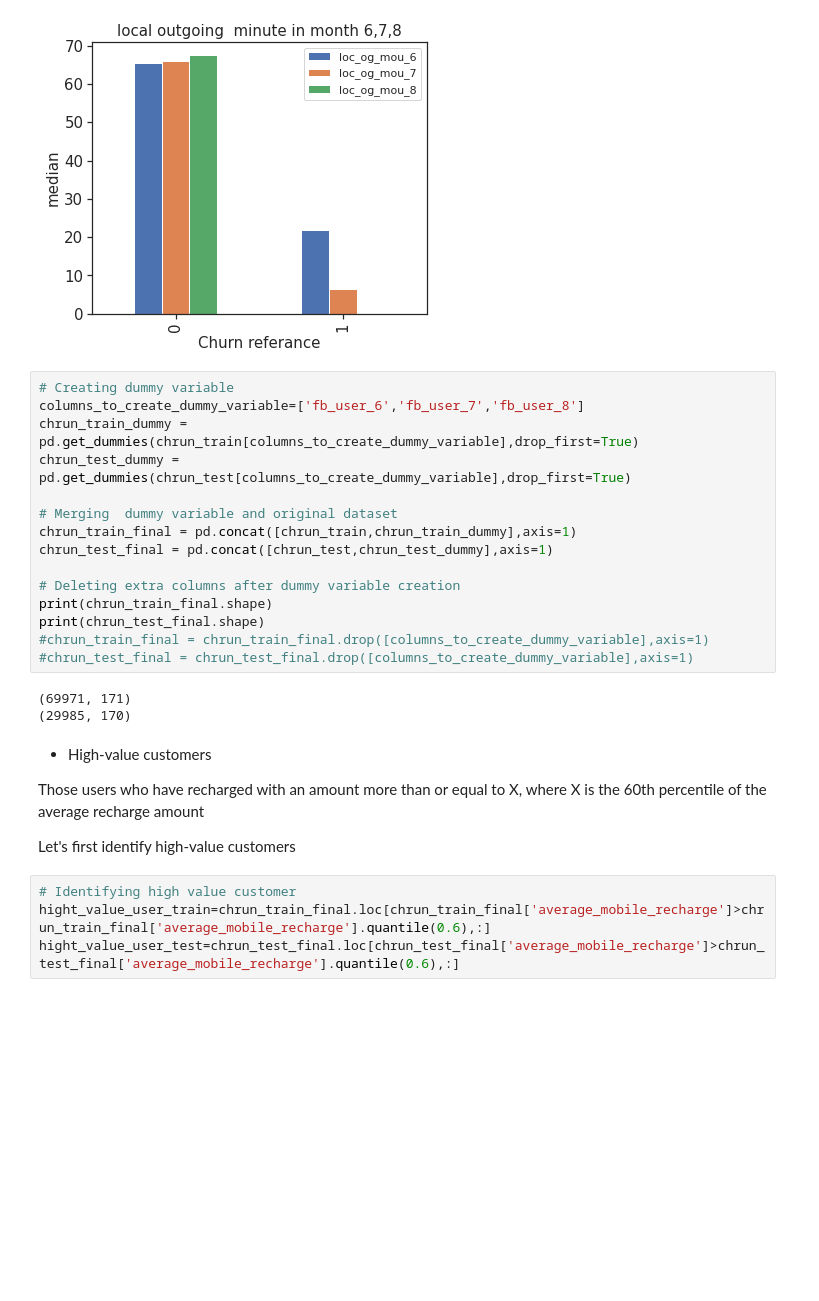
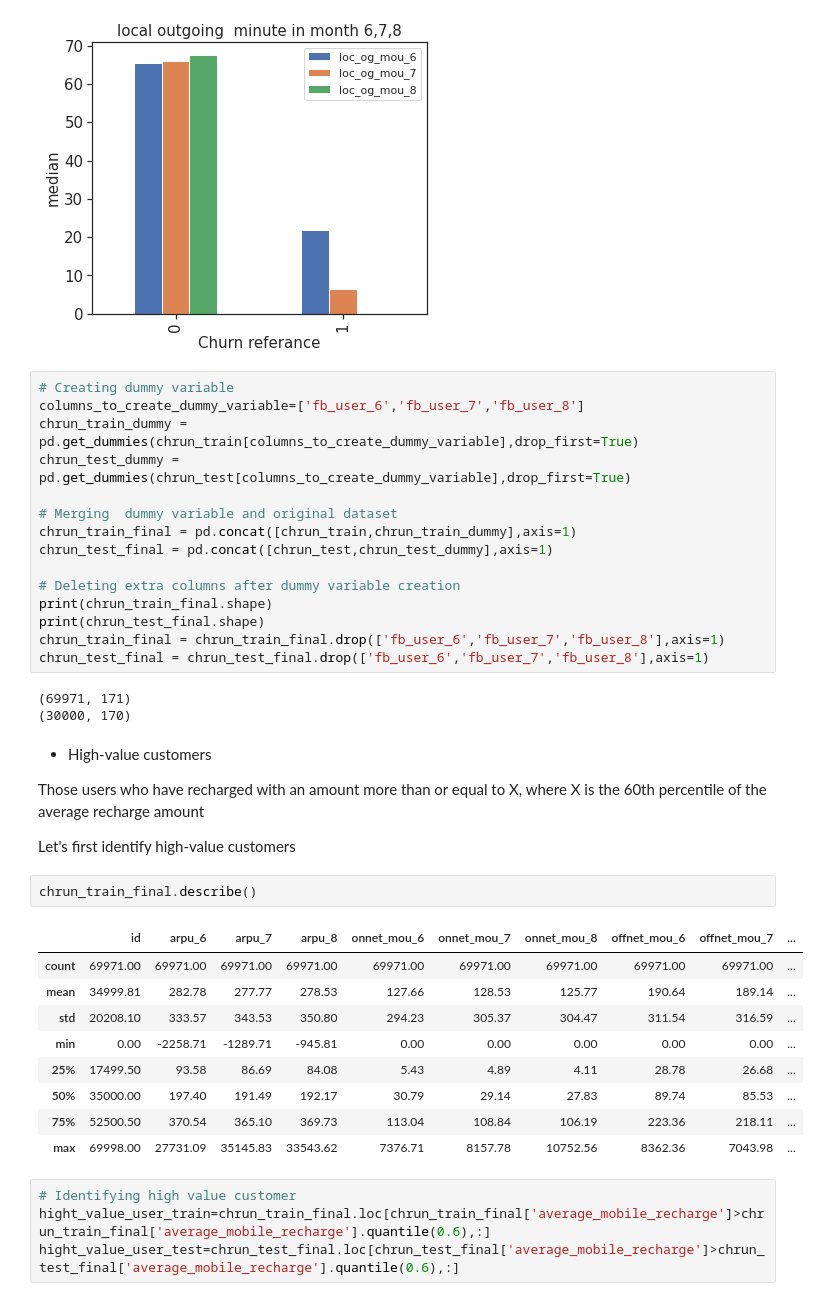
Before and after one commit to spdsp04/TelecomChrunCasestudy, a Jupyter notebook: Telecom_Chrun.ipynb, the cells around one changed output. Drawn from its saved outputs; the diff is of its cells as text; blank space fills up the shorter version.

```diff
--- a/Telecom_Chrun.ipynb
+++ b/Telecom_Chrun.ipynb
@@ -538,17 +537,29 @@ chrun_test_final = pd.concat([chrun_test,chrun_test_dummy],axis=1)
 # Deleting extra columns after dummy variable creation
 print(chrun_train_final.shape)
 print(chrun_test_final.shape)
-#chrun_train_final = chrun_train_final.drop([columns_to_create_dummy_variable],axis=1)
-#chrun_test_final = chrun_test_final.drop([columns_to_create_dummy_variable],axis=1)
+chrun_train_final = chrun_train_final.drop(['fb_user_6','fb_user_7','fb_user_8'],axis=1)
+chrun_test_final = chrun_test_final.drop(['fb_user_6','fb_user_7','fb_user_8'],axis=1)
 # %% [output]
 (69971, 171)
-(29985, 170)
+(30000, 170)
 # %% [markdown]
 - High-value customers
 
 Those users who have recharged with an amount more than or equal to X, where X is the 60th percentile of the average recharge amount
 
  Let's first identify high-value customers
+# %%
+chrun_train_final.describe()
+# %% [output]
+|  | id | arpu_6 | arpu_7 | arpu_8 | onnet_mou_6 | onnet_mou_7 | onnet_mou_8 | offnet_mou_6 | offnet_mou_7 | ... |
+| count | 69971.00 | 69971.00 | 69971.00 | 69971.00 | 69971.00 | 69971.00 | 69971.00 | 69971.00 | 69971.00 | ... |
+| mean | 34999.81 | 282.78 | 277.77 | 278.53 | 127.66 | 128.53 | 125.77 | 190.64 | 189.14 | ... |
+| std | 20208.10 | 333.57 | 343.53 | 350.80 | 294.23 | 305.37 | 304.47 | 311.54 | 316.59 | ... |
+| min | 0.00 | -2258.71 | -1289.71 | -945.81 | 0.00 | 0.00 | 0.00 | 0.00 | 0.00 | ... |
+| 25% | 17499.50 | 93.58 | 86.69 | 84.08 | 5.43 | 4.89 | 4.11 | 28.78 | 26.68 | ... |
+| 50% | 35000.00 | 197.40 | 191.49 | 192.17 | 30.79 | 29.14 | 27.83 | 89.74 | 85.53 | ... |
+| 75% | 52500.50 | 370.54 | 365.10 | 369.73 | 113.04 | 108.84 | 106.19 | 223.36 | 218.11 | ... |
+| max | 69998.00 | 27731.09 | 35145.83 | 33543.62 | 7376.71 | 8157.78 | 10752.56 | 8362.36 | 7043.98 | ... |
 # %%
 # Identifying high value customer
 hight_value_user_train=chrun_train_final.loc[chrun_train_final['average_mobile_recharge']>chrun_train_final['average_mobile_recharge'].quantile(0.6),:]
```
Also changed, not shown: parts of 44 cells of this notebook.
